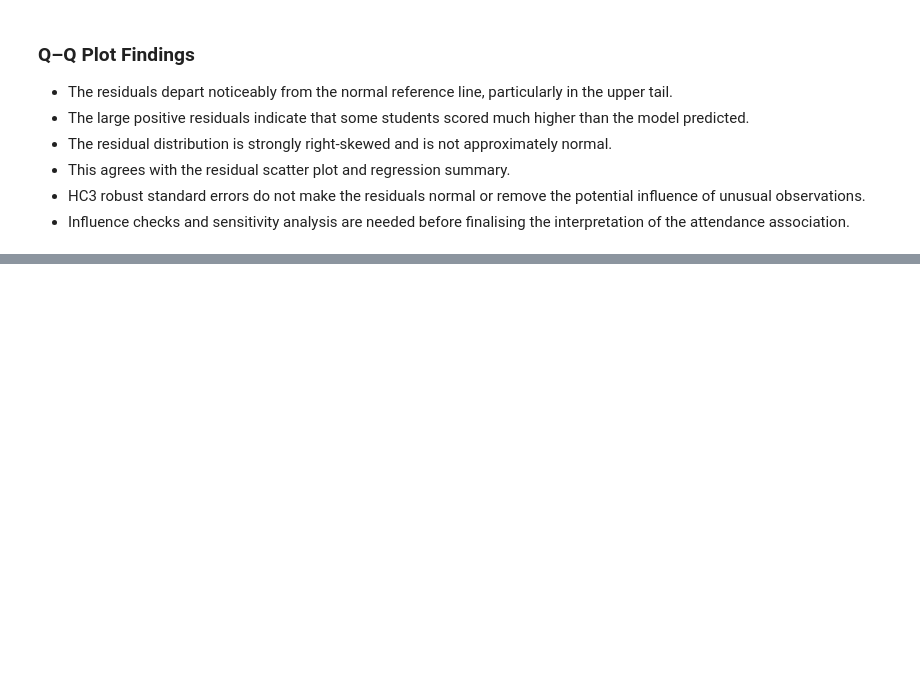
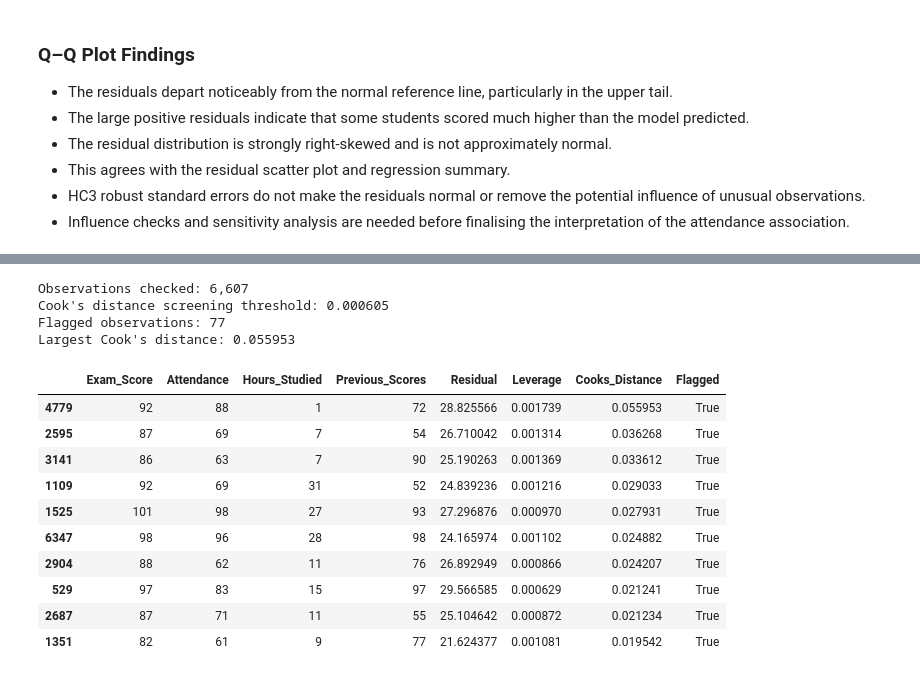
Before and after one commit to LieneRubule/student-performance-analysis, a Jupyter notebook: jupyter_notebooks/Student_Performance_Hypothesis_Testing.ipynb, the cells around one changed output, grey strips where cells are left out. Drawn from its saved outputs; the diff is of its cells as text; code cells hidden in the pictures; blank space fills up the shorter version.

Commit message:
Check influential observations in attendance model

```diff
--- a/jupyter_notebooks/Student_Performance_Hypothesis_Testing.ipynb
+++ b/jupyter_notebooks/Student_Performance_Hypothesis_Testing.ipynb
@@ -370,0 +388,54 @@ plt.show()
+# %%
+# Created with ChatGPT assistance for this project's analysis.
+# Sources: Official statsmodels documentation
+# https://www.statsmodels.org/stable/generated/statsmodels.regression.linear_model.OLSResults.get_influence.html
+# https://www.statsmodels.org/stable/generated/statsmodels.stats.outliers_influence.OLSInfluence.html
+
+# Calculate influence measures from the fitted attendance model
+h1_influence = h1_model.get_influence()
+h1_cooks_distance = h1_influence.cooks_distance[0]
+
+# Use 4/n as a screening guideline, not a rule for removing rows
+h1_cooks_threshold = 4 / h1_model.nobs
+
+# Keep the original dataset indices for the observations in the model
+h1_model_indices = h1_model.model.data.row_labels
+h1_influence_table = df.loc[
+    h1_model_indices,
+    ["Exam_Score", "Attendance", "Hours_Studied", "Previous_Scores"]
+].copy()
+
+# Add diagnostic measures
+h1_influence_table["Residual"] = np.asarray(h1_model.resid)
+h1_influence_table["Leverage"] = h1_influence.hat_matrix_diag
+h1_influence_table["Cooks_Distance"] = h1_cooks_distance
+h1_influence_table["Flagged"] = (
+    h1_influence_table["Cooks_Distance"] > h1_cooks_threshold
+)
+
+# Summarise the screening results without removing any observations
+print(f"Observations checked: {int(h1_model.nobs):,}")
+print(f"Cook's distance screening threshold: {h1_cooks_threshold:.6f}")
+print(f"Flagged observations: {h1_influence_table['Flagged'].sum():,}")
+print(f"Largest Cook's distance: {h1_cooks_distance.max():.6f}")
+
+# Display the ten observations with the largest Cook's distances
+h1_influence_table.sort_values(
+    "Cooks_Distance", ascending=False
+).head(10)
+# %% [output]
+Observations checked: 6,607
+Cook's distance screening threshold: 0.000605
+Flagged observations: 77
+Largest Cook's distance: 0.055953
+|  | Exam_Score | Attendance | Hours_Studied | Previous_Scores | Residual | Leverage | Cooks_Distance | Flagged |
+| 4779 | 92 | 88 | 1 | 72 | 28.825566 | 0.001739 | 0.055953 | True |
+| 2595 | 87 | 69 | 7 | 54 | 26.710042 | 0.001314 | 0.036268 | True |
+| 3141 | 86 | 63 | 7 | 90 | 25.190263 | 0.001369 | 0.033612 | True |
+| 1109 | 92 | 69 | 31 | 52 | 24.839236 | 0.001216 | 0.029033 | True |
+| 1525 | 101 | 98 | 27 | 93 | 27.296876 | 0.000970 | 0.027931 | True |
+| 6347 | 98 | 96 | 28 | 98 | 24.165974 | 0.001102 | 0.024882 | True |
+| 2904 | 88 | 62 | 11 | 76 | 26.892949 | 0.000866 | 0.024207 | True |
+| 529 | 97 | 83 | 15 | 97 | 29.566585 | 0.000629 | 0.021241 | True |
+| 2687 | 87 | 71 | 11 | 55 | 25.104642 | 0.000872 | 0.021234 | True |
+| 1351 | 82 | 61 | 9 | 77 | 21.624377 | 0.001081 | 0.019542 | True |
```
Also changed, not shown: parts of 2 cells of this notebook.
